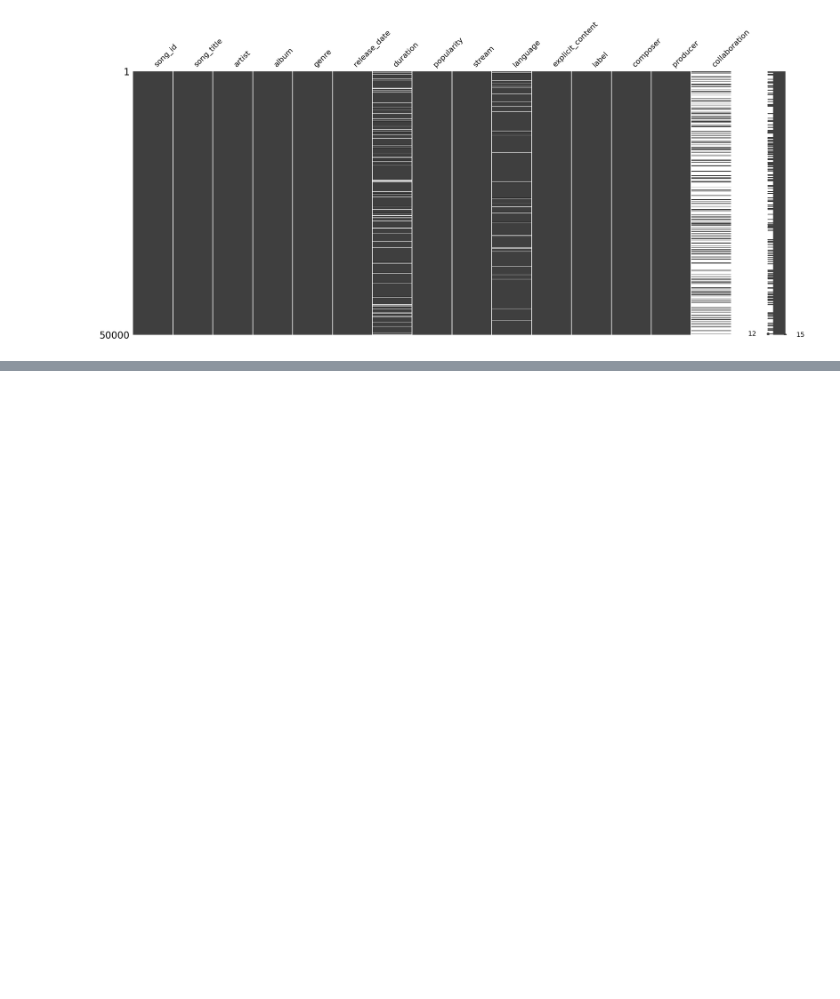
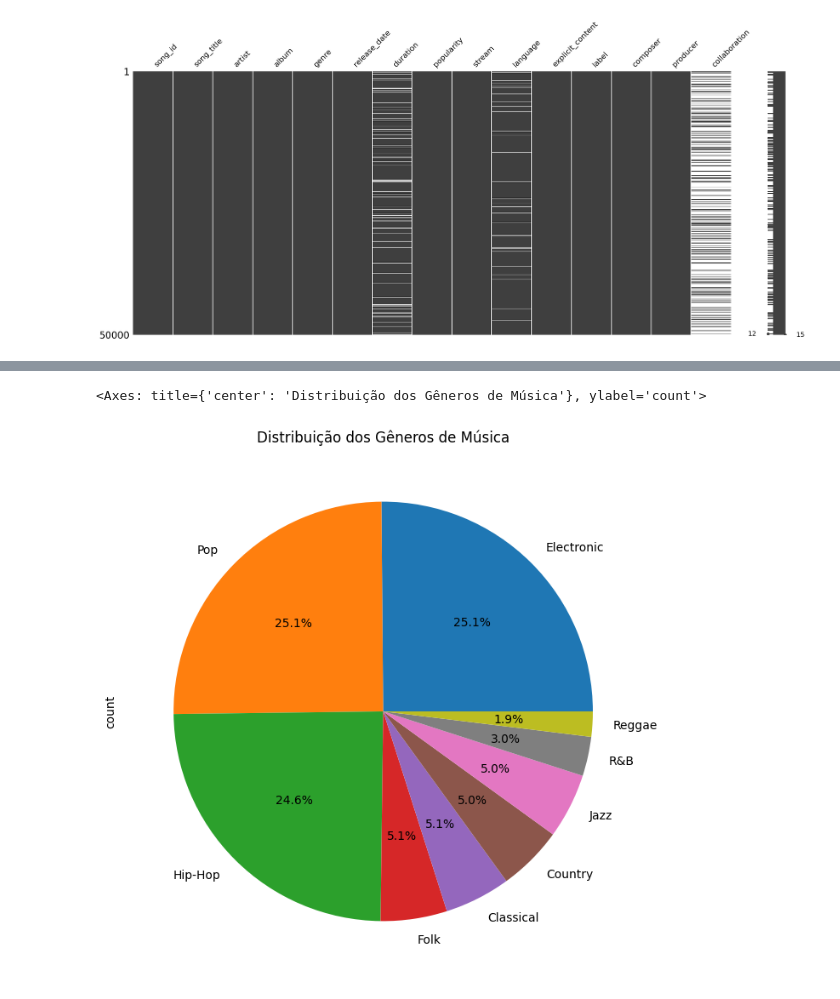
Before and after one commit to SamuelJEAlves/data-insights, a Jupyter notebook: spotify-songs/spotify.ipynb, the cells around one changed output, grey strips where cells are left out. Drawn from its saved outputs; the diff is of its cells as text; code cells hidden in the pictures; blank space fills up the shorter version.

```diff
--- a/spotify-songs/spotify.ipynb
+++ b/spotify-songs/spotify.ipynb
@@ -148,0 +224,7 @@ df.head(3)
+# %%
+df['genre'].value_counts().plot.pie(autopct='%1.1f%%',
+                                    figsize=(8, 8),
+                                    title='Distribuição dos Gêneros de Música')
+# %% [output]
+<Axes: title={'center': 'Distribuição dos Gêneros de Música'}, ylabel='count'>
+[figure, added]
```
Also changed, not shown: parts of 15 cells of this notebook.
